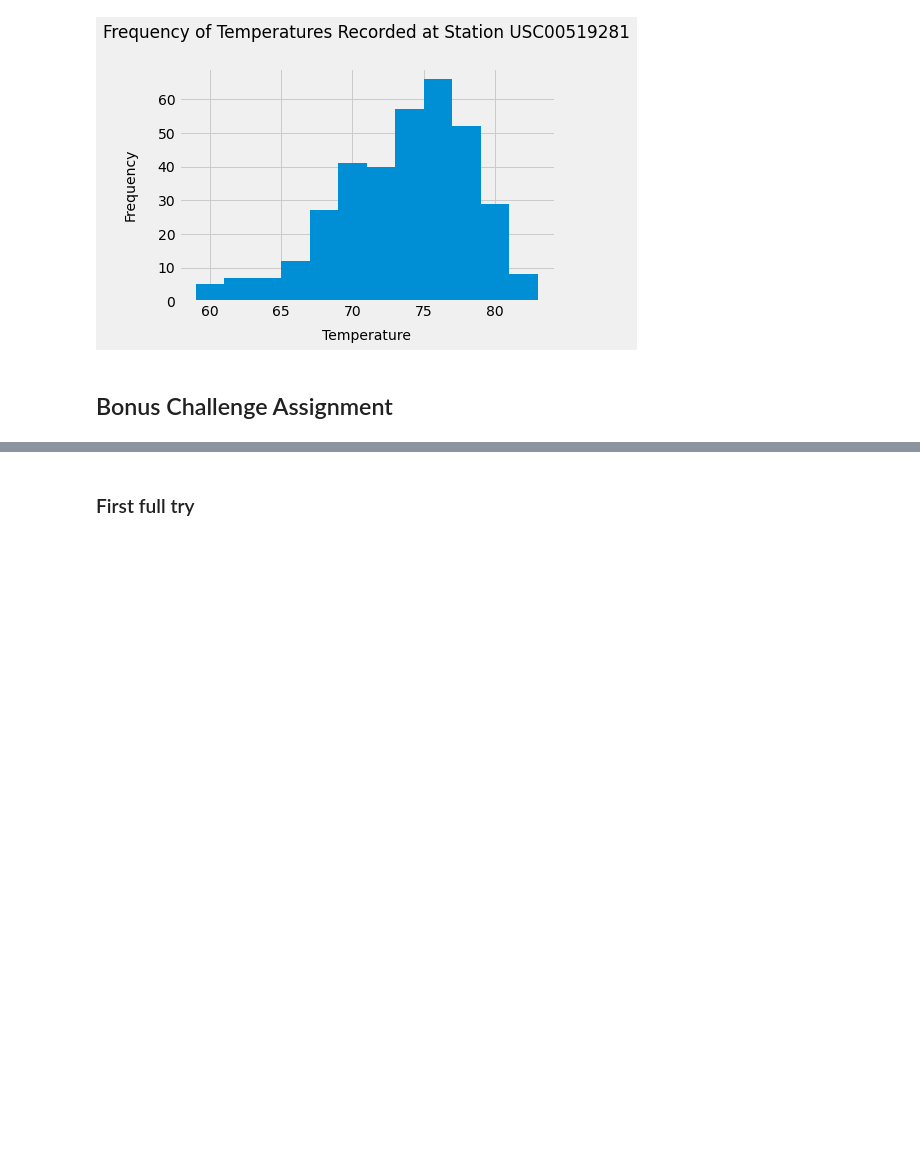
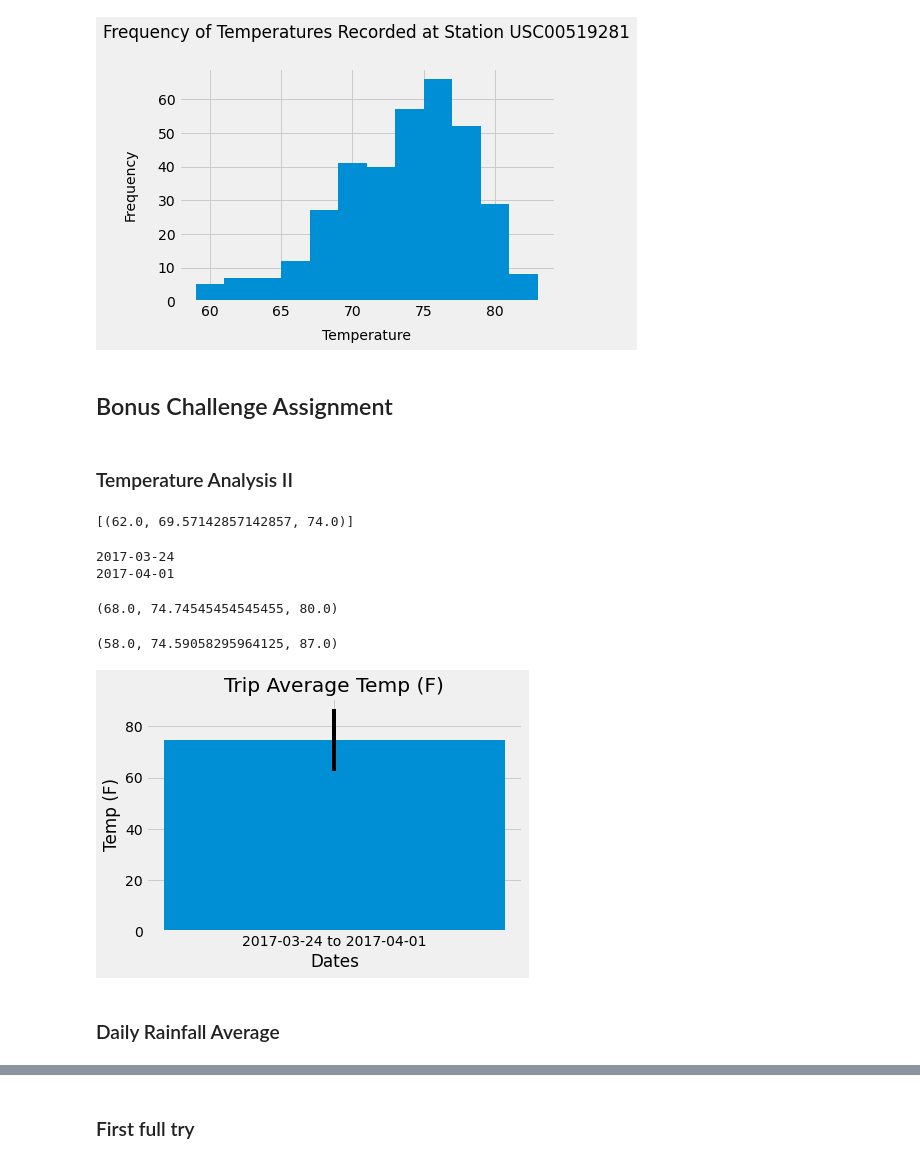
Before and after one commit to arhunt/sqlalchemy-challenge, a Jupyter notebook: climate.ipynb, the cells around one changed output, grey strips where cells are left out. Cells and saved outputs as stored; diff of their text form; code cells hidden in the pictures; blank space fills up the shorter version.

```diff
--- a/climate.ipynb
+++ b/climate.ipynb
@@ -170,6 +173,8 @@ plt.show()
 [figure]
 # %% [markdown]
 ## Bonus Challenge Assignment
+# %% [markdown]
+### Temperature Analysis II
 # %%
 # This function called `calc_temps` will accept start date and end date in the format '%Y-%m-%d'
 # and return the minimum, average, and maximum temperatures for that range of dates
@@ -184,19 +189,49 @@ def calc_temps(start_date, end_date):
         TMIN, TAVE, and TMAX
     """
 
-    return session.query(func.min(Measurement.tobs), func.avg(Measurement.tobs), func.max(Measurement.tobs)).\
-        filter(Measurement.date >= start_date).filter(Measurement.date <= end_date).all()
+    return session.query(func.min(msmnt.tobs), func.avg(msmnt.tobs), func.max(msmnt.tobs)).\
+        filter(msmnt.date >= start_date).filter(msmnt.date <= end_date).all()
 
 # function usage example
 print(calc_temps('2012-02-28', '2012-03-05'))
+# %% [output]
+[(62.0, 69.57142857142857, 74.0)]
+# %%
+calcstart = f'2017-{tripstart}'
+calcend = f'2017-{tripend}'
+print(calcstart)
+print(calcend)
+# %% [output]
+2017-03-24
+2017-04-01
 # %%
 # Use your previous function `calc_temps` to calculate the tmin, tavg, and tmax
 # for your trip using the previous year's data for those same dates.
+tripstats = calc_temps(calcstart,calcend)[0]
+print(tripstats)
+# %% [output]
+(68.0, 74.74545454545455, 80.0)
+# %%
+# Use your previous function `calc_temps` to calculate the tmin, tavg, and tmax
+# for your trip using the previous year's data for those same dates.
+yearstats = calc_temps(mindate,maxdate)[0]
+print(yearstats)
+# %% [output]
+(58.0, 74.59058295964125, 87.0)
 # %%
 # Plot the results from your previous query as a bar chart.
 # Use "Trip Avg Temp" as your Title
 # Use the average temperature for the y value
 # Use the peak-to-peak (tmax-tmin) value as the y error bar (yerr)
+plt.bar(f'{calcstart} to {calcend}', tripstats[1], yerr=tripstats[2]-tripstats[0])
+plt.title('Trip Average Temp (F)')
+plt.xlabel('Dates')
+plt.ylabel('Temp (F)')
+plt.show()
+# %% [output]
+[figure, added]
+# %% [markdown]
+### Daily Rainfall Average
 # %%
 # Calculate the total amount of rainfall per weather station for your trip dates using the previous year's matching dates.
 # Sort this in descending order by precipitation amount and list the station, name, latitude, longitude, and elevation
```
Also changed, not shown: parts of 10 cells of this notebook.
